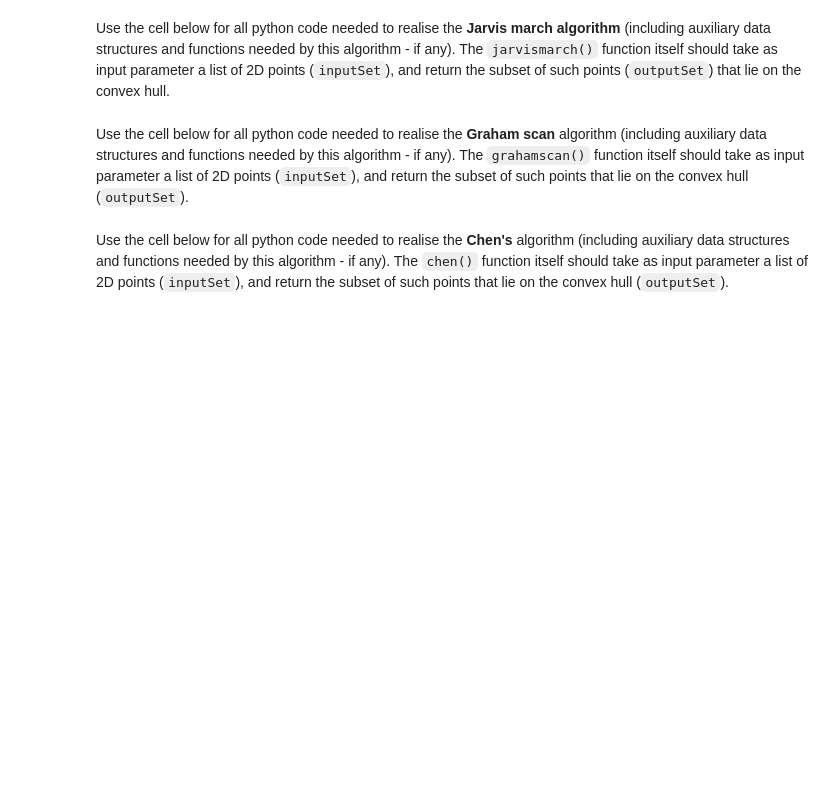
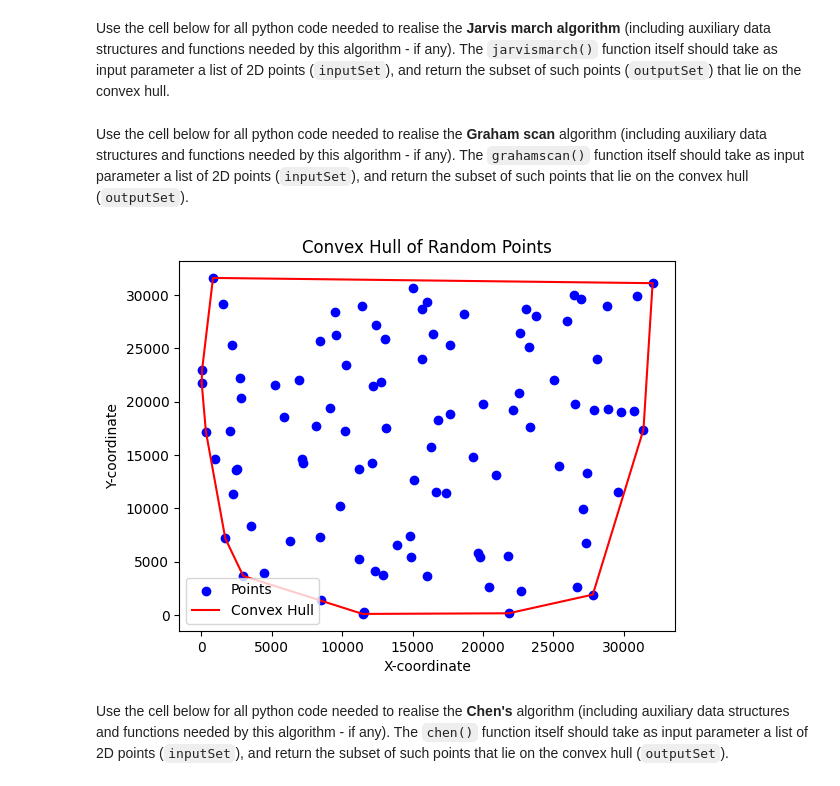
Before and after one commit to levon-d/convex-hull-algorithms, a Jupyter notebook: grp-XXX-0005code.ipynb, the cells around one changed output. Cells and saved outputs as stored; diff of their text form; code cells hidden in the pictures; blank space fills up the shorter version.

```diff
--- a/grp-XXX-0005code.ipynb
+++ b/grp-XXX-0005code.ipynb
@@ -129,6 +129,33 @@ def ccw(p1, p2, p3):
     #Returns the cross product of vectors p1p2 and p1p3 (relative to p1).
     return (p2.x - p1.x) * (p3.y - p1.y) - (p2.y - p1.y) * (p3.x - p1.x)
 
+# merge sort is only used instead of python default sort when constructing worst case scenario for graham scan
+def merge_sort(points, P0):
+    if len(points) <= 1:
+        return points
+
+    mid = len(points) // 2
+    left_half = merge_sort(points[:mid], P0)
+    right_half = merge_sort(points[mid:], P0)
+
+    return merge(left_half, right_half, P0)
+
+def merge(left, right, P0):
+    merged = []
+    left_index = right_index = 0
+
+    while left_index < len(left) and right_index < len(right):
+        if (polar_angle(P0, left[left_index]), distance(P0, left[left_index])) <= (polar_angle(P0, right[right_index]), distance(P0, right[right_index])):
+            merged.append(left[left_index])
+            left_index += 1
+        else:
+            merged.append(right[right_index])
+            right_index += 1
+
+    merged.extend(left[left_index:])
+    merged.extend(right[right_index:])
+    return merged
+
 #Computes the convex hull of a set of 2D points using the Graham Scan algorithm.
 def graham_scan(inputSet):
     '''
@@ -154,6 +181,9 @@ def graham_scan(inputSet):
     P0 = find_leftmost_point(unique_points)
 
     # Step 3: Sort the points by the polar angle with P
+
+    # the line below is only used instead of python sorted when testing worst case scenario for graham
+    # sorted_points = merge_sort(unique_points, P0)
 
     sorted_points = sorted(unique_points, key=lambda p: (polar_angle(P0, p), distance(P0, p)))
 
@@ -165,36 +195,37 @@ def graham_scan(inputSet):
         # pop the last point from the stack if we turn clockwise to reach this point
         # Determine if we have a right turn or are collinear, and if so, pop from stack
         while len(outputSet) > 1 and ccw(outputSet[-2], outputSet[-1], point) <= 0:
             # A non-positive cross product means a right turn or collinear
             # The point is inside the hull and should be removed
             outputSet.pop()
         outputSet.append(point)
 
 
     # The stack now contains the points of the convex hull in counterclockwise order
     return outputSet
 
 
 def plot_convex_hull(points, hull):
     """
     Plots the points and the convex hull.
     """
     plt.scatter([p.x for p in points], [p.y for p in points], color='blue', label='Points')
     hull.append(hull[0])  # Close the hull
     plt.plot([p.x for p in hull], [p.y for p in hull], color='red', label='Convex Hull')
     plt.xlabel('X-coordinate')
     plt.ylabel('Y-coordinate')
     plt.title('Convex Hull of Random Points')
     plt.legend()
     plt.show()
 
 # Example usage
-num_points = 2000000
+num_points = 100
 range_x, range_y = 32767, 32767
 points = generate_random_points(num_points, range_x, range_y)
 hull = graham_scan(points)
-# print(hull)
-# plot_convex_hull(points, hull)
+plot_convex_hull(points, hull)
+# %% [output]
+[figure, added]
 # %% [markdown]
 Use the cell below for all python code needed to realise the **Chen's** algorithm (including auxiliary data structures and functions needed by this algorithm - if any). The `chen()` function itself should take as input parameter a list of 2D points (`inputSet`), and return the subset of such points that lie on the convex hull (`outputSet`).
 # %%
```
Also changed, not shown: parts of 9 cells of this notebook.
